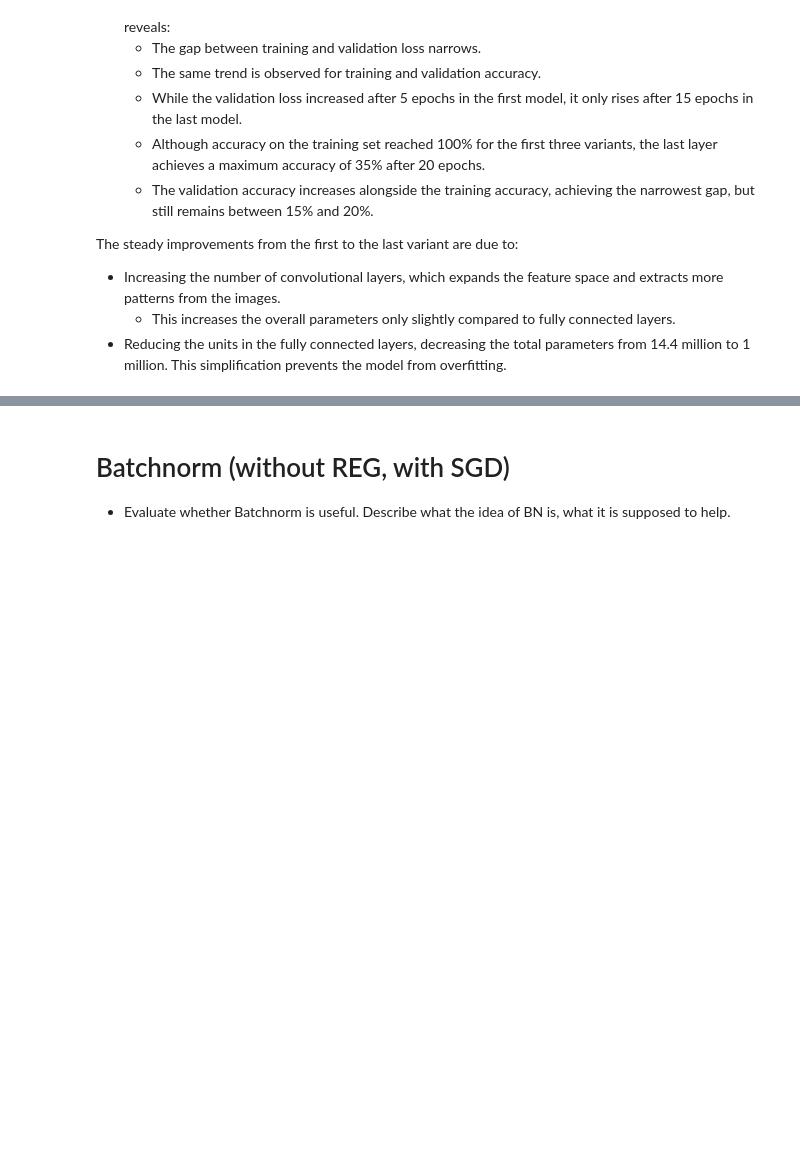
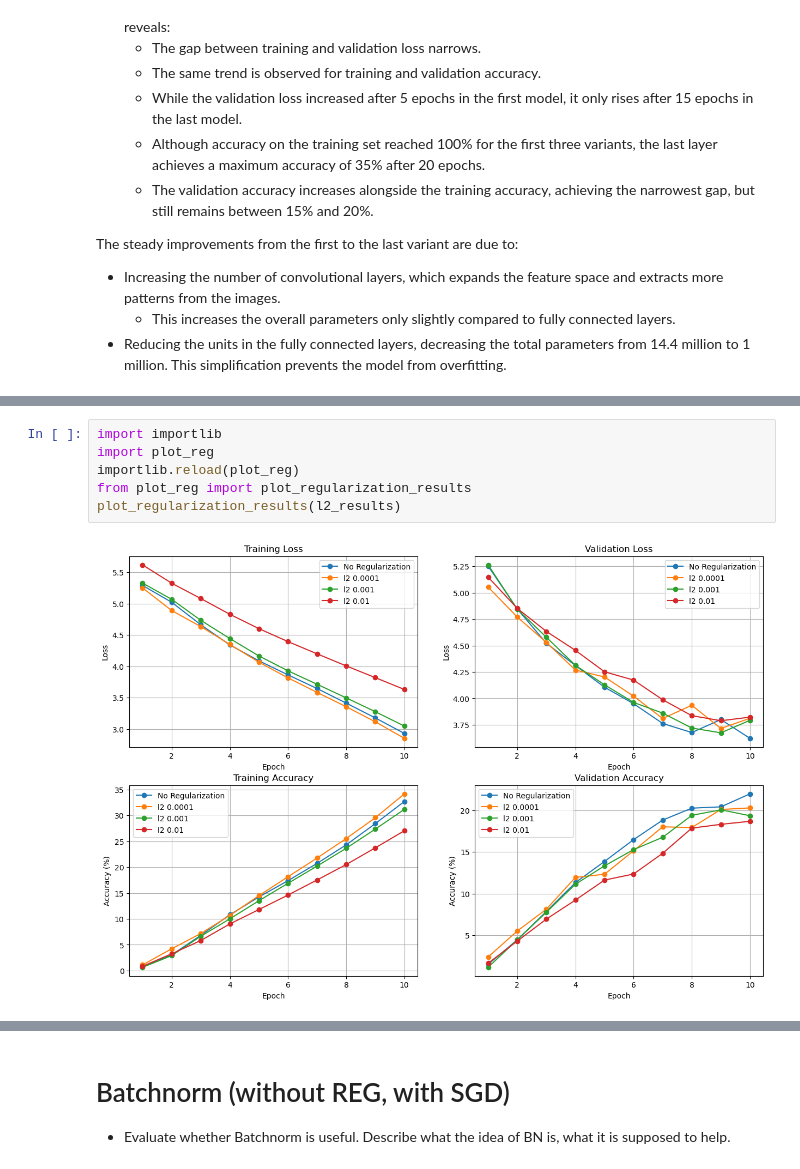
Before and after one commit to hariveliki/deep-learning, a Jupyter notebook: mc1new.ipynb, the cells around one changed output, grey strips where cells are left out. Cells and saved outputs as stored; diff of their text form; blank space fills up the shorter version.

```diff
--- a/mc1new.ipynb
+++ b/mc1new.ipynb
@@ -947,0 +1176,8 @@ def my_code():
+# %%
+import importlib
+import plot_reg
+importlib.reload(plot_reg)
+from plot_reg import plot_regularization_results
+plot_regularization_results(l2_results)
+# %% [output]
+[figure, added]
```
Also changed, not shown: parts of 19 cells of this notebook, 8 other files.
